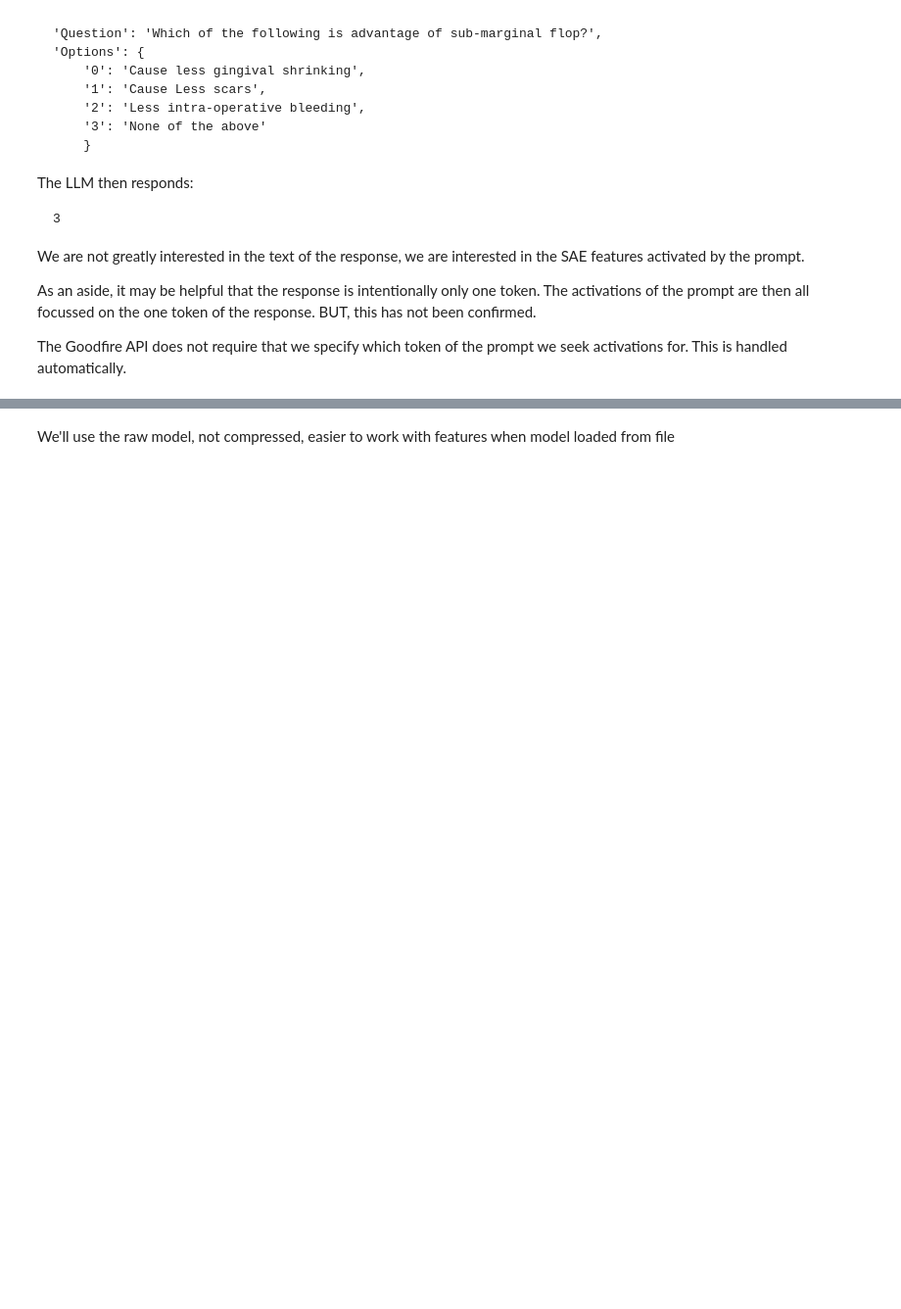
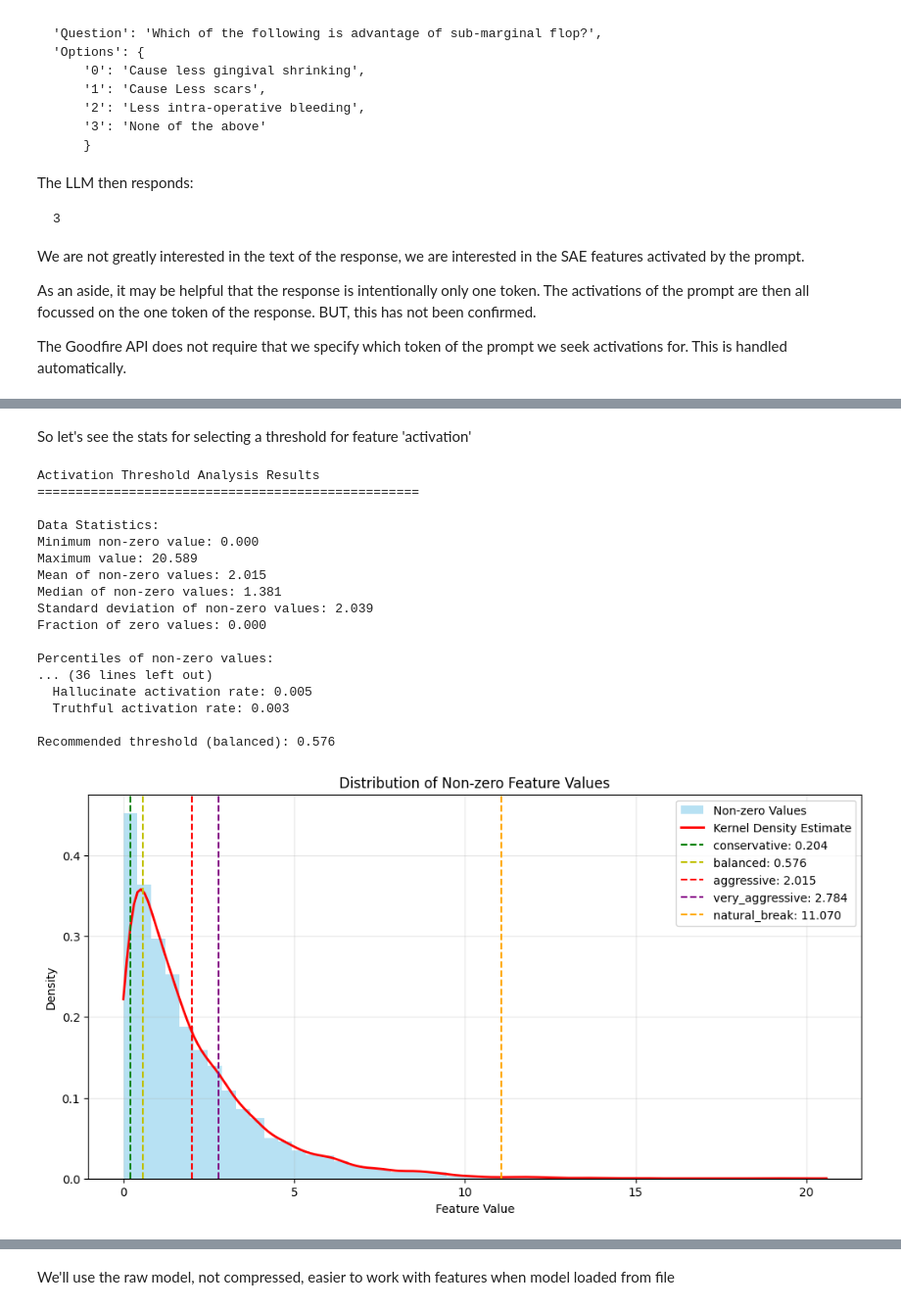
Before and after one commit to Mechanistic-Interpretability-Hackathon/Hallucination-Robustness-Medical-Q-A, a Jupyter notebook: src/classifier/Hallucination_classifier_svm_derivation_v2.ipynb, the cells around one changed output, grey strips where cells are left out. Shown: that part at 98% size. Drawn from its saved outputs; the diff is of its cells as text; code cells hidden in the pictures; blank space fills up the shorter version.

```diff
--- a/src/classifier/Hallucination_classifier_svm_derivation_v2.ipynb
+++ b/src/classifier/Hallucination_classifier_svm_derivation_v2.ipynb
@@ -326,20 +327,22 @@ hallucinated_features, truthful_features = client.features.contrast(
 # We will be union-ing the features from hallucinated and non hallucinated cases, so will have approx 2*k features (if all are unique)
 # If 2*k > n then we have a problem.
 
-k_rerank = 25
+
+# Finally, since are seeking to detect hallucinations and they are the minority in the data,
+# we take more features for hallucinations than non-hallucination (30 vs 20)
 
 hallucinated_features_rerank = client.features.rerank(
     features=hallucinated_features,
-    query="answer is unknown",
+    query="unknown",
     model=variant,
-    top_k=k_rerank
+    top_k=30
 )
 
 truthful_features_rerank = client.features.rerank(
     features=truthful_features,
-    query="answer is known",
+    query="known",
     model=variant,
-    top_k=k_rerank
+    top_k=20
 )
 # %%
 # What features of hallucinated examples chime with 'answer is unknown'
@@ -424,6 +427,8 @@ dataset_tru_test = [
     ] for prompt in truthful_examples_test['prompt'].tolist()
 ]
 # %%
+from tqdm import tqdm
+
 def get_feature_activations(client, variant, examples, features, k=50):
     """
     Simple synchronous version that processes one example at a time
@@ -438,7 +443,7 @@ def get_feature_activations(client, variant, examples, features, k=50):
                 features=features
             )
             samples.append(inspector.top(k=k))
-            time.sleep(1)  # Simple rate limiting
+            # time.sleep(1)  # Simple rate limiting
         except Exception as e:
             print(f"Failed to process example: {str(e)}")
             continue
@@ -661,6 +566,0 @@ np.save('y_test.npy', np.array(y_test))
-# %%
-
-# Analyse compressibility
-n_top_positions = 20
-stats = analyze_datasets(X, n_top_positions)
-print_analysis_report(stats, n_top_positions)
@@ -915,0 +732,36 @@ cv_scores_std: 0.086
+# %% [markdown]
+So let's see the stats for selecting a threshold for feature 'activation'
+# %%
+# Example data (replace with actual data)
+
+# Run analysis
+results = analyze_activation_threshold(X_hallucinate, X_truthful)
+
+# Print results
+print_activation_analysis(results)
+
+# Get recommended threshold
+threshold = get_recommended_threshold(X_hallucinate, X_truthful, 'balanced')
+print(f"\nRecommended threshold (balanced): {threshold:.3f}")
+
+# Show plot
+#plt.show()
+# %% [output]
+Activation Threshold Analysis Results
+==================================================
+
+Data Statistics:
+Minimum non-zero value: 0.000
+Maximum value: 20.589
+Mean of non-zero values: 2.015
+Median of non-zero values: 1.381
+Standard deviation of non-zero values: 2.039
+Fraction of zero values: 0.000
+
+Percentiles of non-zero values:
+... (36 lines left out)
+  Hallucinate activation rate: 0.005
+  Truthful activation rate: 0.003
+
+Recommended threshold (balanced): 0.576
+[figure, added]
```
Also changed, not shown: parts of 56 cells of this notebook, 48 other files.
